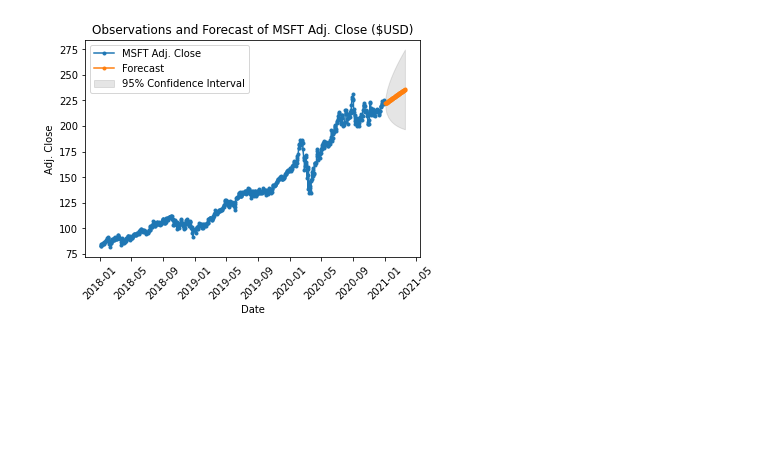
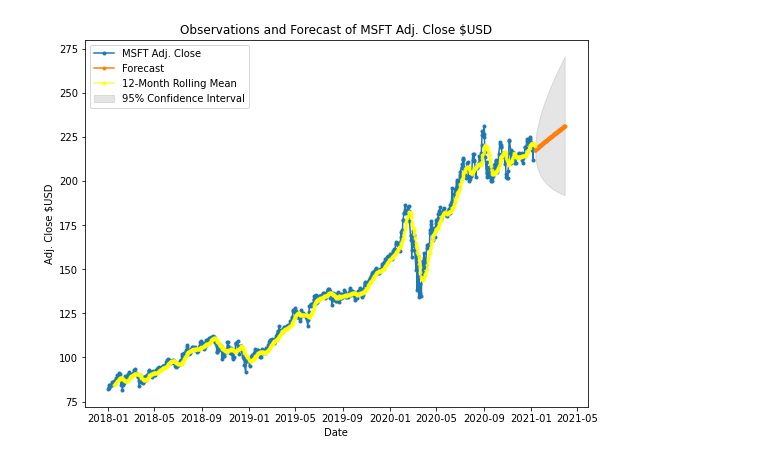
Before and after one commit to Speedbird45Bravo/Forecasting, a Jupyter notebook: ARIMA_MSFT_AdjClose.ipynb, the cells around one changed output. Saved outputs shown, nothing was run; the diff lists cells and outputs as text; code cells hidden in the pictures; blank space fills up the shorter version.

```diff
--- a/ARIMA_MSFT_AdjClose.ipynb
+++ b/ARIMA_MSFT_AdjClose.ipynb
@@ -34,2 +35,5 @@ Stock observations for MSFT between 2018-01-01 00:00:00 and 2021-01-04 00:34:38.
+# %%
+from pylab import rcParams
+rcParams['figure.figsize'] = (9,6.75)
 # %%
 def test_stationarity(timeseries):
@@ -92,30 +109,30 @@ plt.show()
 # %%
 # Model fitting.
 model = ARIMA(train_data, order=(3,1,2)).fit(disp=-1)
 
 # Date generation for forecasting.
 tdf = int(len(test_data))
 dates_list = []
 for x in range(0, tdf):
     dates_list.append(end_date + timedelta(days=x))
 dates_list = pd.Series(dates_list)
 dates_list.index = dates_list.values
 
 # Now for the fun part.
 fc, se, conf = model.forecast(tdf, alpha=0.05)
 fc = pd.Series(fc, index=dates_list.index)
 fc_diff = timeseries[-1] - fc[0]
 fc_series = fc + fc_diff
 lower_series = conf[:,0] + fc_diff
 upper_series = conf[:,1] + fc_diff
 plt.plot(timeseries, label='MSFT Adj. Close', marker=".")
 plt.plot(fc_series, label='Forecast', marker=".")
+plt.plot(rolmean, label='12-Month Rolling Mean', marker=".", alpha=0.75, color='yellow')
 plt.fill_between(dates_list.index, lower_series, upper_series, color='k', alpha=0.1, label='95% Confidence Interval')
 plt.legend(loc='upper left')
 plt.xlabel('Date')
-plt.ylabel('Adj. Close')
-plt.xticks(rotation=45)
-plt.title("Observations and Forecast of MSFT Adj. Close ($USD)")
+plt.ylabel('Adj. Close $USD')
+plt.title("Observations and Forecast of MSFT Adj. Close $USD")
 plt.show()
 # %% [output]
-[figure, old version]
+[figure, new version]
```
Also changed, not shown: parts of 7 cells of this notebook.
